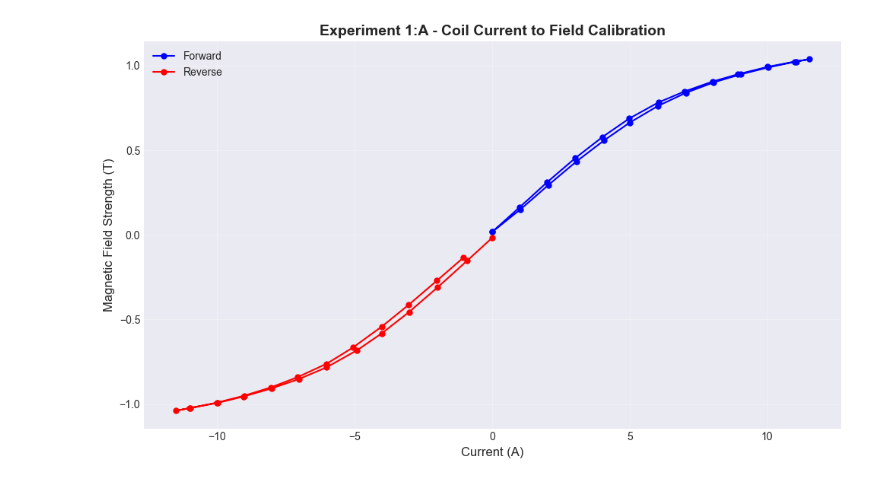
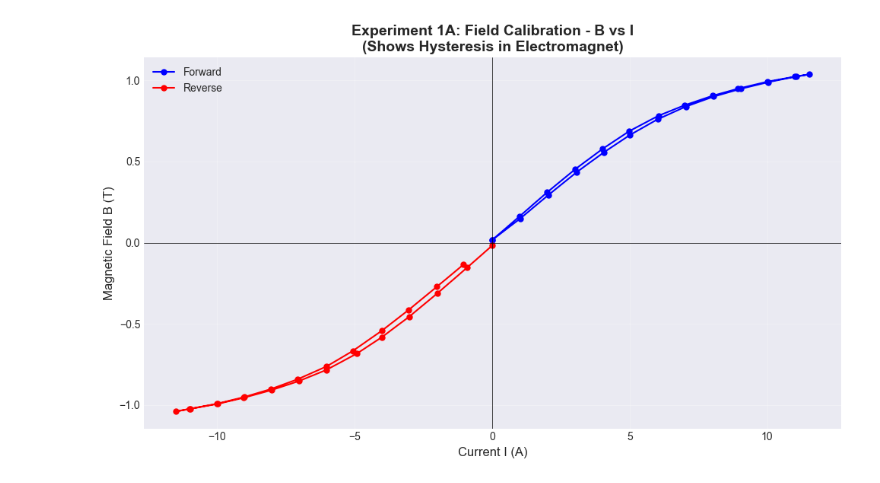
Before and after one commit to Matth3wc/Comp-Sim-Numerical-Methods, a Jupyter notebook: exp_magnitisation_susceptibility/main.ipynb, the cells around one changed output. Drawn from its saved outputs; the diff is of its cells as text; code cells hidden in the pictures.

```diff
--- a/exp_magnitisation_susceptibility/main.ipynb
+++ b/exp_magnitisation_susceptibility/main.ipynb
@@ -8,22 +14,33 @@ plt.rcParams['figure.figsize'] = (12, 10)
 # %%
-# Experiment 1:A - Coil current to field calibration
+# Experiment 1:A - Coil current to field calibration (B vs I)
+# This establishes the relationship between coil current and magnetic field
+
 exp1a_for_current = np.array([0, 1.02, 2.05, 3.06, 4.06, 5.01, 6.02, 7.04, 8.06, 9.05, 10.05, 11.05, 11.54, 11.01, 10.02, 8.93, 8.02, 6.99, 6.05, 4.99, 4.01, 3.02, 2, 1, 0])
 exp1a_for_field = np.array([0.017, 0.149, 0.295, 0.433, 0.557, 0.664, 0.761, 0.839, 0.901, 0.949, 0.99, 1.024, 1.038, 1.024, 0.993, 0.949, 0.906, 0.847, 0.783, 0.688, 0.578, 0.453, 0.311, 0.163, 0.017])
 
 exp1a_rev_current = np.array([1.04, 2.01, 3.03, 4.01, 5.07, 6.03, 7.07, 8.05, 9.02, 10.01, 11, 11.51, 10.98, 9.98, 9.05, 8.02, 7.02, 6.03, 4.91, 4.01, 3.02, 1.98, 0.91, 0])
 exp1a_rev_field = np.array([-0.134, -0.271, -0.413, -0.542, -0.667, -0.763, -0.841, -0.902, -0.951, -0.992, -1.024, -1.04, -1.024, -0.993, -0.956, -0.908, -0.852, -0.784, -0.682, -0.582, -0.456, -0.31, -0.153, -0.018])
 
-# Plot Experiment 1:A
+# Create interpolation function for I -> B conversion (using forward data for positive currents)
+# Combine forward and reverse for full range
+all_current = np.concatenate([-exp1a_rev_current[::-1], exp1a_for_current])
+all_field = np.concatenate([exp1a_rev_field[::-1], exp1a_for_field])
+# Remove duplicates by averaging
+current_to_field = interp1d(all_current, all_field, kind='linear', fill_value='extrapolate')
+
+# Plot Experiment 1:A - B vs I (Field Calibration with Hysteresis)
 fig1, ax1 = plt.subplots(figsize=(10, 6))
 ax1.plot(exp1a_for_current, exp1a_for_field, 'bo-', label='Forward', markersize=5)
 ax1.plot(-exp1a_rev_current, exp1a_rev_field, 'ro-', label='Reverse', markersize=5)
-ax1.set_xlabel('Current (A)', fontsize=12)
-ax1.set_ylabel('Magnetic Field Strength (T)', fontsize=12)
-ax1.set_title('Experiment 1:A - Coil Current to Field Calibration', fontsize=14, fontweight='bold')
+ax1.set_xlabel('Current I (A)', fontsize=12)
+ax1.set_ylabel('Magnetic Field B (T)', fontsize=12)
+ax1.set_title('Experiment 1A: Field Calibration - B vs I\n(Shows Hysteresis in Electromagnet)', fontsize=14, fontweight='bold')
 ax1.legend(fontsize=10)
+ax1.axhline(y=0, color='k', linestyle='-', linewidth=0.5)
+ax1.axvline(x=0, color='k', linestyle='-', linewidth=0.5)
 ax1.grid(True, alpha=0.3)
 plt.tight_layout()
 plt.show()
 # %% [output]
-[figure, old version]
+[figure, new version]
 # %%
```
Also changed, not shown: parts of 4 cells of this notebook.
